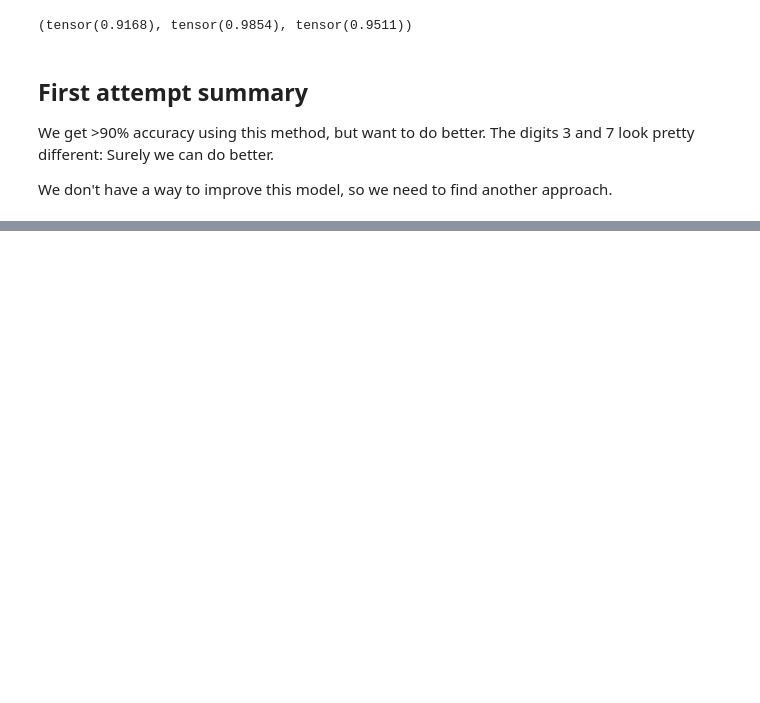
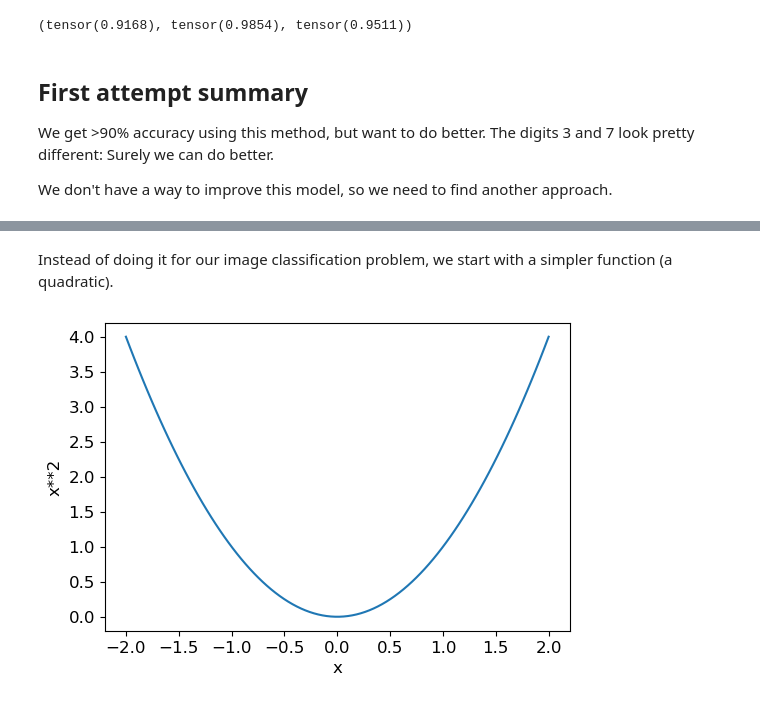
Before and after one commit to johnshaughnessy/digits, a Jupyter notebook: chapter_4_notes.ipynb, the cells around one changed output, grey strips where cells are left out. Saved outputs shown, nothing was run; the diff lists cells and outputs as text; code cells hidden in the pictures; blank space fills up the shorter version.

```diff
--- a/chapter_4_notes.ipynb
+++ b/chapter_4_notes.ipynb
@@ -196,0 +219,12 @@ We don't have a way to improve this model, so we need to find another approach.
+# %% [markdown]
+Instead of doing it for our image classification problem, we start with a simpler function (a quadratic).
+# %%
+# If this were a real example, we wouldn't know f.
+# Instead, we would have a bunch of sample data and try to derive f.
+def f(x):
+    return x**2
+# %%
+from fastbook import plot_function
+plot_function(f,'x','x**2')
+# %% [output]
+[figure, added]
```
Also changed, not shown: parts of 45 cells of this notebook, 1 other file.
